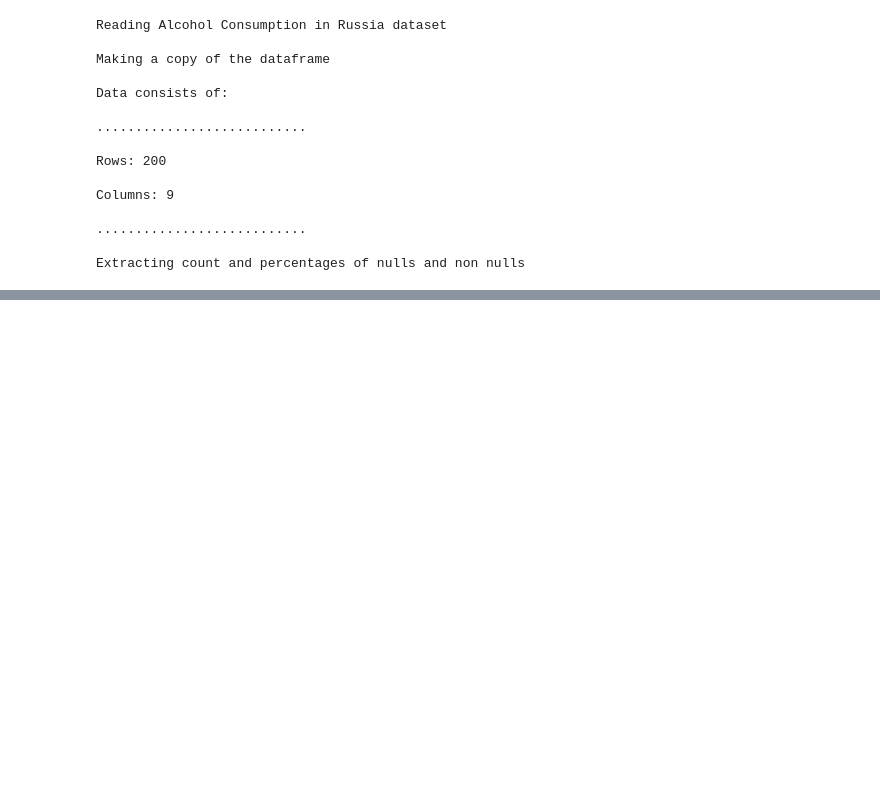
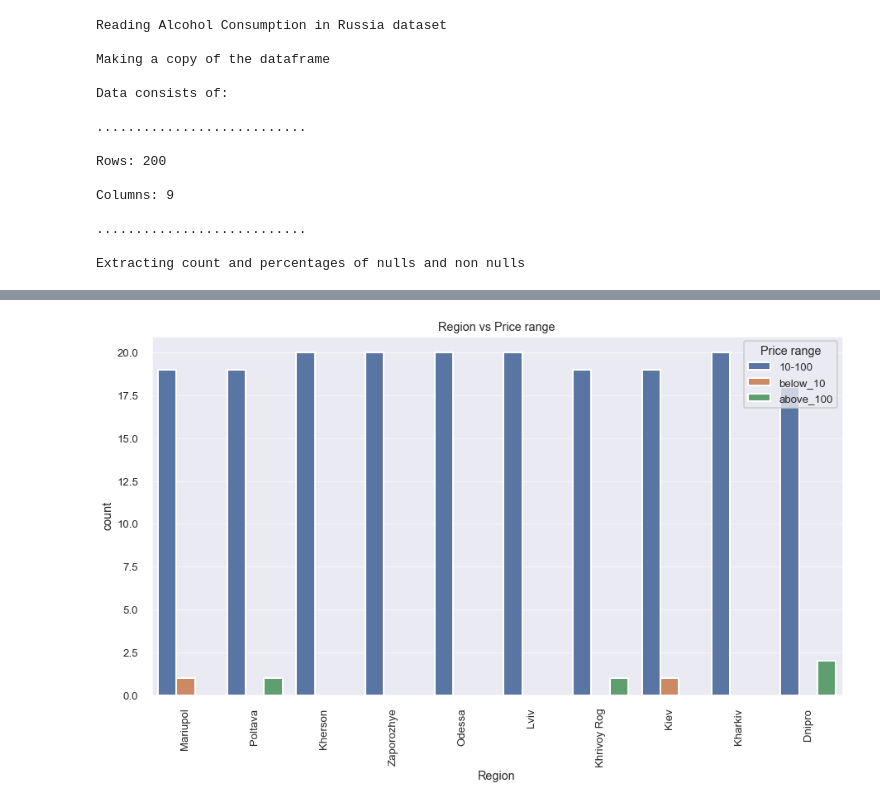
Before and after one commit to LenSin3/ukraine-coffee-shops, a Jupyter notebook: ukraine_coffee_shops.ipynb, the cells around one changed output, grey strips where cells are left out. Cells and saved outputs as stored; diff of their text form; code cells hidden in the pictures; blank space fills up the shorter version.

```diff
--- a/ukraine_coffee_shops.ipynb
+++ b/ukraine_coffee_shops.ipynb
@@ -243,0 +255,5 @@ memory usage: 15.8+ KB
+# %%
+# Region vs Price
+regional_comparisons(df_clean, 'Price range')
+# %% [output]
+[figure, added]
```
Also changed, not shown: parts of 18 cells of this notebook.
